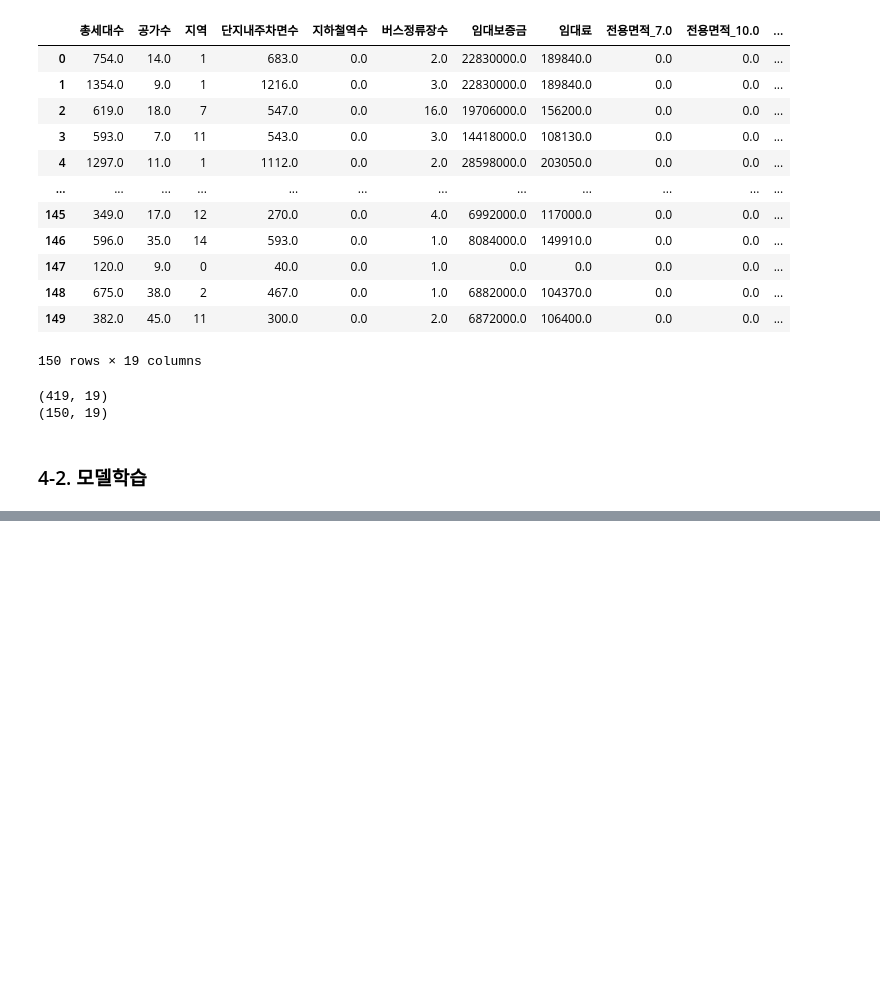
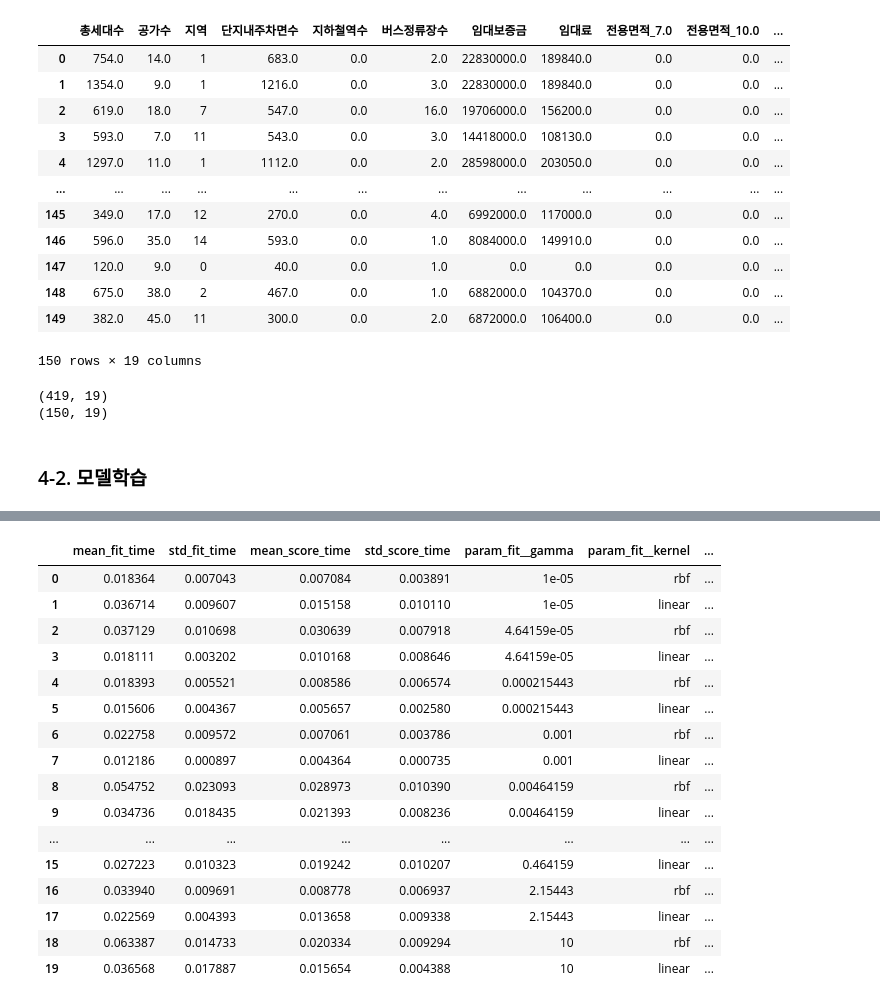
Before and after one commit to 1KimJiHyeon/parking_demand_forecast, a Jupyter notebook: 주차수요예측모델_김지현.ipynb, the cells around one changed output, grey strips where cells are left out. Saved outputs shown, nothing was run; the diff lists cells and outputs as text; code cells hidden in the pictures; blank space fills up the shorter version.

```diff
--- a/주차수요예측모델_김지현.ipynb
+++ b/주차수요예측모델_김지현.ipynb
@@ -797,0 +957,20 @@ print(new_test.shape)
+# %%
+results
+# %% [output]
+|  | mean_fit_time | std_fit_time | mean_score_time | std_score_time | param_fit__gamma | param_fit__kernel | ... |
+| 0 | 0.018364 | 0.007043 | 0.007084 | 0.003891 | 1e-05 | rbf | ... |
+| 1 | 0.036714 | 0.009607 | 0.015158 | 0.010110 | 1e-05 | linear | ... |
+| 2 | 0.037129 | 0.010698 | 0.030639 | 0.007918 | 4.64159e-05 | rbf | ... |
+| 3 | 0.018111 | 0.003202 | 0.010168 | 0.008646 | 4.64159e-05 | linear | ... |
+| 4 | 0.018393 | 0.005521 | 0.008586 | 0.006574 | 0.000215443 | rbf | ... |
+| 5 | 0.015606 | 0.004367 | 0.005657 | 0.002580 | 0.000215443 | linear | ... |
+| 6 | 0.022758 | 0.009572 | 0.007061 | 0.003786 | 0.001 | rbf | ... |
+| 7 | 0.012186 | 0.000897 | 0.004364 | 0.000735 | 0.001 | linear | ... |
+| 8 | 0.054752 | 0.023093 | 0.028973 | 0.010390 | 0.00464159 | rbf | ... |
+| 9 | 0.034736 | 0.018435 | 0.021393 | 0.008236 | 0.00464159 | linear | ... |
+| ... | ... | ... | ... | ... | ... | ... | ... |
+| 15 | 0.027223 | 0.010323 | 0.019242 | 0.010207 | 0.464159 | linear | ... |
+| 16 | 0.033940 | 0.009691 | 0.008778 | 0.006937 | 2.15443 | rbf | ... |
+| 17 | 0.022569 | 0.004393 | 0.013658 | 0.009338 | 2.15443 | linear | ... |
+| 18 | 0.063387 | 0.014733 | 0.020334 | 0.009294 | 10 | rbf | ... |
+| 19 | 0.036568 | 0.017887 | 0.015654 | 0.004388 | 10 | linear | ... |
```
Also changed, not shown: parts of 9 cells of this notebook.
